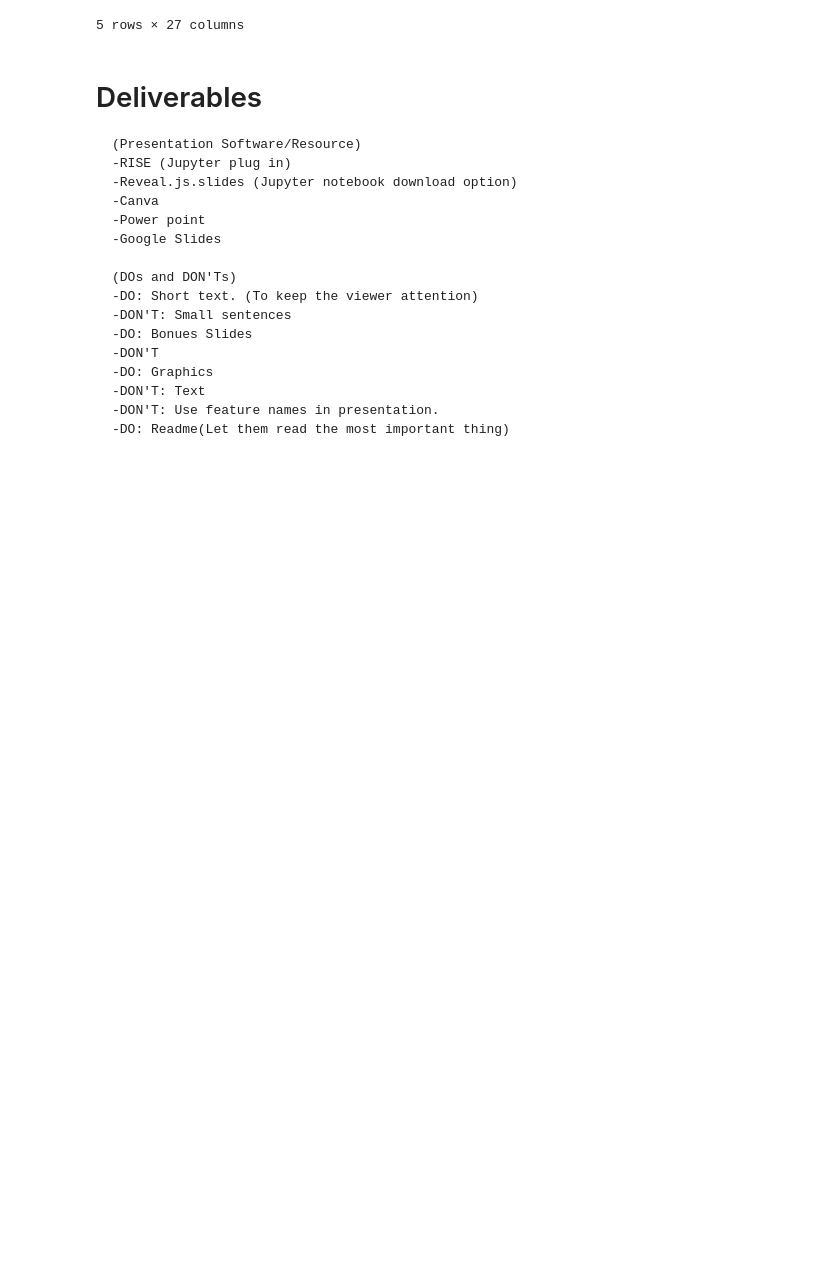
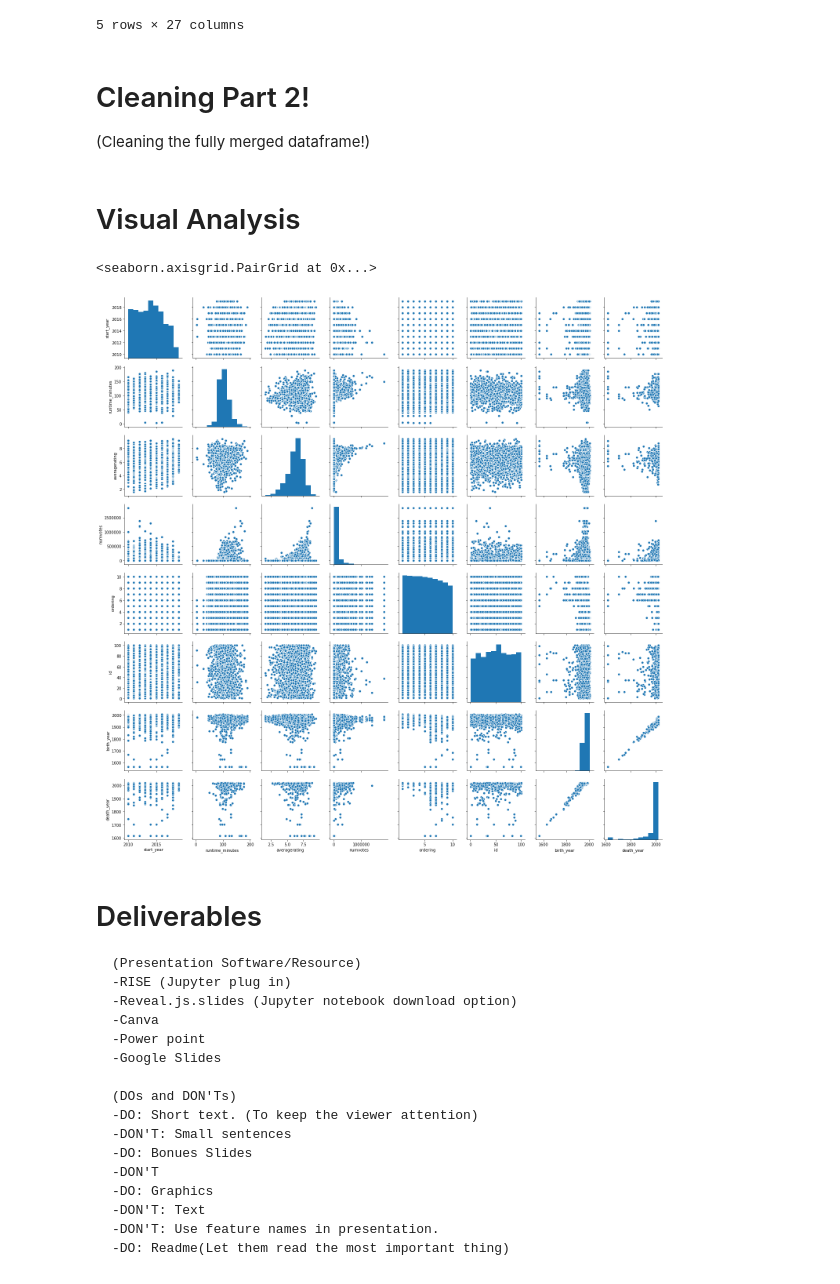
Before and after one commit to jfleury12/movie-collaboration, a Jupyter notebook: mod_1_project_EDA_fleury_laurent.ipynb, the cells around one changed output. Cells and saved outputs as stored; diff of their text form; code cells hidden in the pictures; blank space fills up the shorter version.

```diff
--- a/mod_1_project_EDA_fleury_laurent.ipynb
+++ b/mod_1_project_EDA_fleury_laurent.ipynb
@@ -235,11 +235,11 @@ None
 # %% [markdown]
 (Merging the data by T constant values)
 # %%
-df_basics_ratings_crew_principals_budgets = pd.merge(df_basics_ratings_crew_principals, df_budgets,  on="title_CLEANED")
-df_basics_ratings_crew_principals_budgets = pd.merge(df_basics_ratings_crew_principals_budgets, df_imdb_name,  on="nconst")
-print(df_basics_ratings_crew_principals_budgets.shape, '\n')
-print(df_basics_ratings_crew_principals_budgets.info())
-df_basics_ratings_crew_principals_budgets.head()
+df_final = pd.merge(df_basics_ratings_crew_principals, df_budgets,  on="title_CLEANED")
+df_final = pd.merge(df_final, df_imdb_name,  on="nconst")
+print(df_final.shape, '\n')
+print(df_final.info())
+df_final.head()
 # %% [output]
 (26024, 27)
 
@@ -265,6 +265,16 @@ None
 | 3 | tt0249516 | Foodfight! | Foodfight! | 2012 | 91.0 | Action,Animation,Comedy | foodfight | ... |
 | 4 | tt0249516 | Foodfight! | Foodfight! | 2012 | 91.0 | Action,Animation,Comedy | foodfight | ... |
 5 rows × 27 columns
+# %% [markdown]
+# Cleaning Part 2!
+(Cleaning the fully merged dataframe!)
+# %% [markdown]
+# Visual Analysis
+# %%
+sns.pairplot(df_final)
+# %% [output]
+<seaborn.axisgrid.PairGrid at 0x...>
+[figure, added]
 # %% [markdown]
 # Deliverables
     (Presentation Software/Resource)
```
